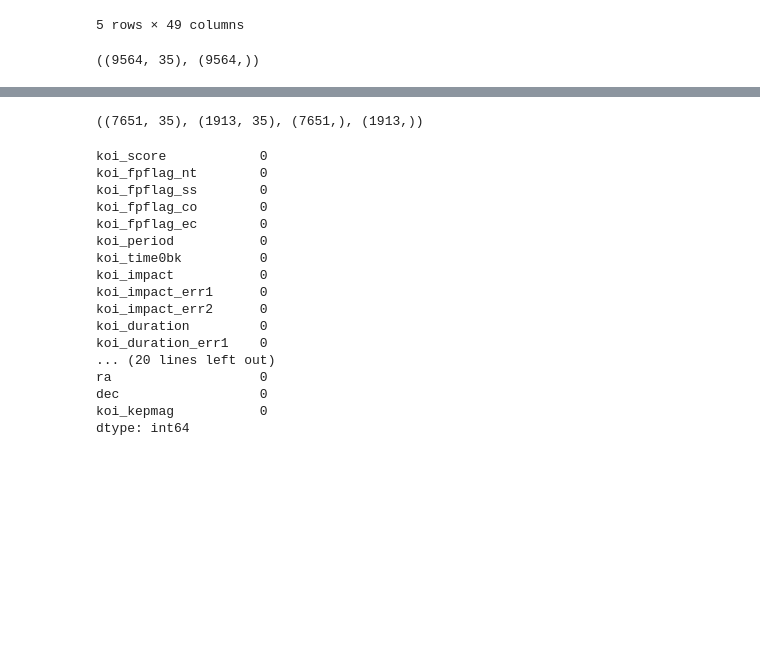
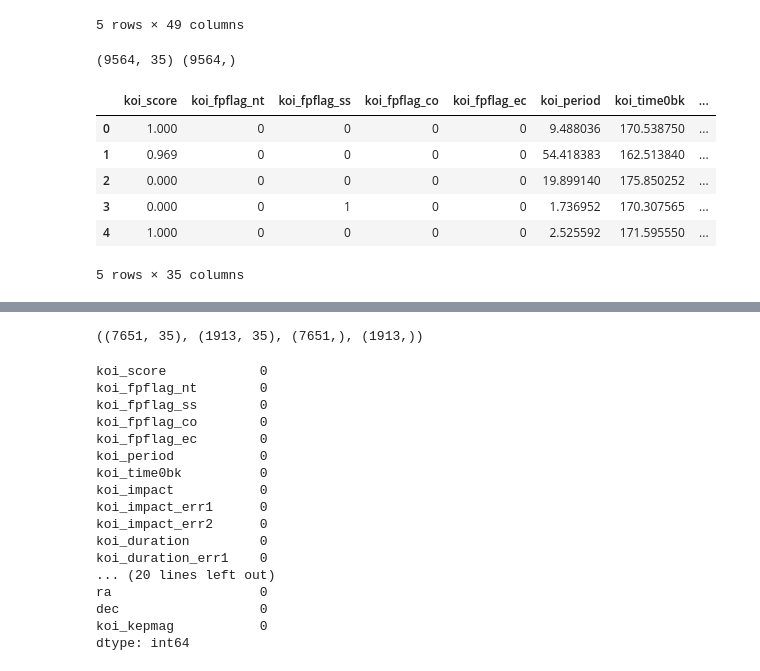
Before and after one commit to Samyadel123/nasa-backup-, a Jupyter notebook: kepler models.ipynb, the cells around one changed output, grey strips where cells are left out. Saved outputs shown, nothing was run; the diff lists cells and outputs as text; code cells hidden in the pictures; blank space fills up the shorter version.

```diff
--- a/kepler models.ipynb
+++ b/kepler models.ipynb
@@ -15,7 +15,15 @@ data.head()
 5 rows × 49 columns
 # %%
 from src.clean import clean_data
-X , y= clean_data(data, target_name='koi_pdisposition')
-X.shape, y.shape
+X , y= clean_data(data, target_col='koi_pdisposition')
+print(X.shape, y.shape)
+X.head()
 # %% [output]
-((9564, 35), (9564,))
+(9564, 35) (9564,)
+|  | koi_score | koi_fpflag_nt | koi_fpflag_ss | koi_fpflag_co | koi_fpflag_ec | koi_period | koi_time0bk | ... |
+| 0 | 1.000 | 0 | 0 | 0 | 0 | 9.488036 | 170.538750 | ... |
+| 1 | 0.969 | 0 | 0 | 0 | 0 | 54.418383 | 162.513840 | ... |
+| 2 | 0.000 | 0 | 0 | 0 | 0 | 19.899140 | 175.850252 | ... |
+| 3 | 0.000 | 0 | 1 | 0 | 0 | 1.736952 | 170.307565 | ... |
+| 4 | 1.000 | 0 | 0 | 0 | 0 | 2.525592 | 171.595550 | ... |
+5 rows × 35 columns
```
Also changed, not shown: parts of 1 cell of this notebook, 7 other files.
